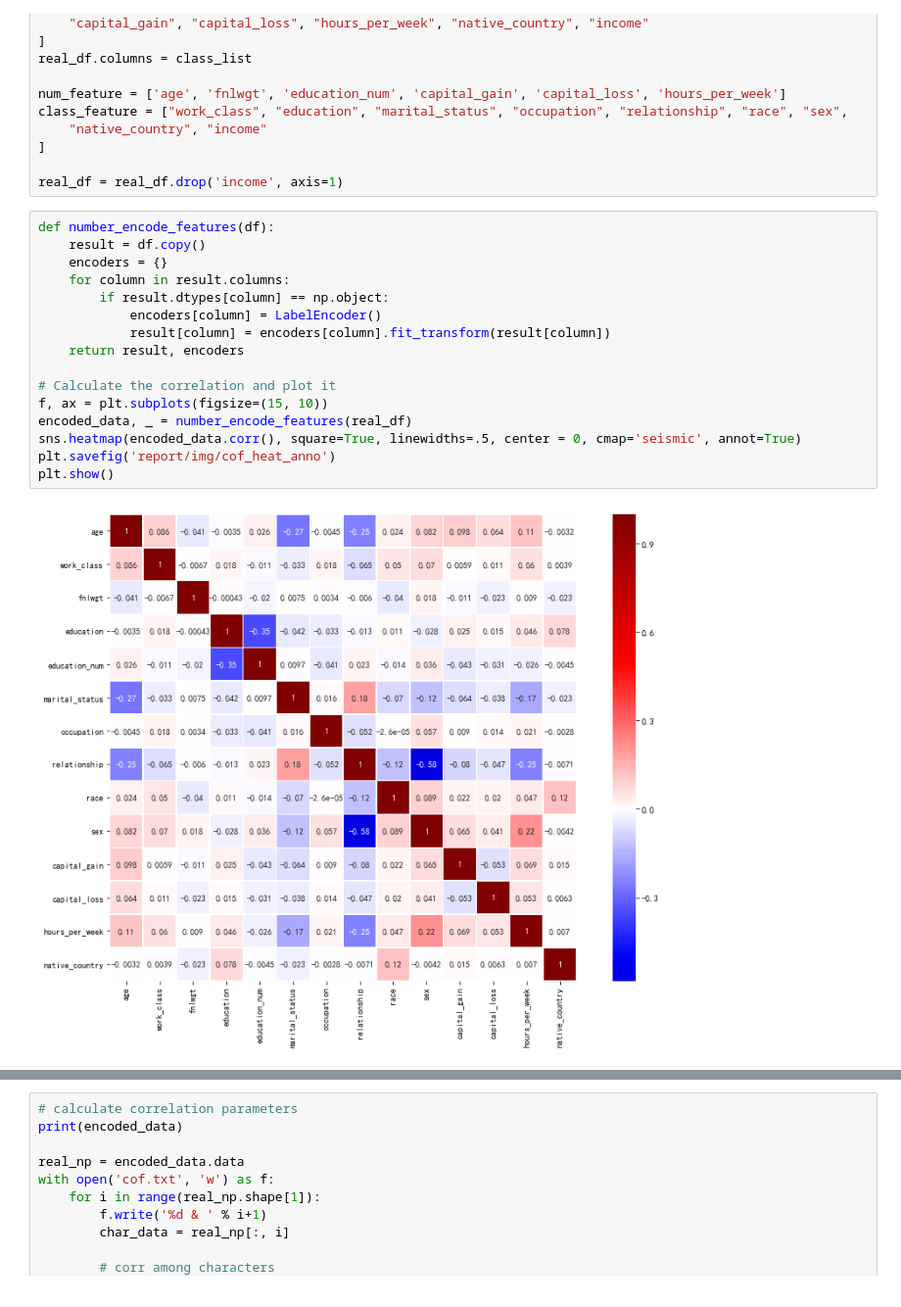
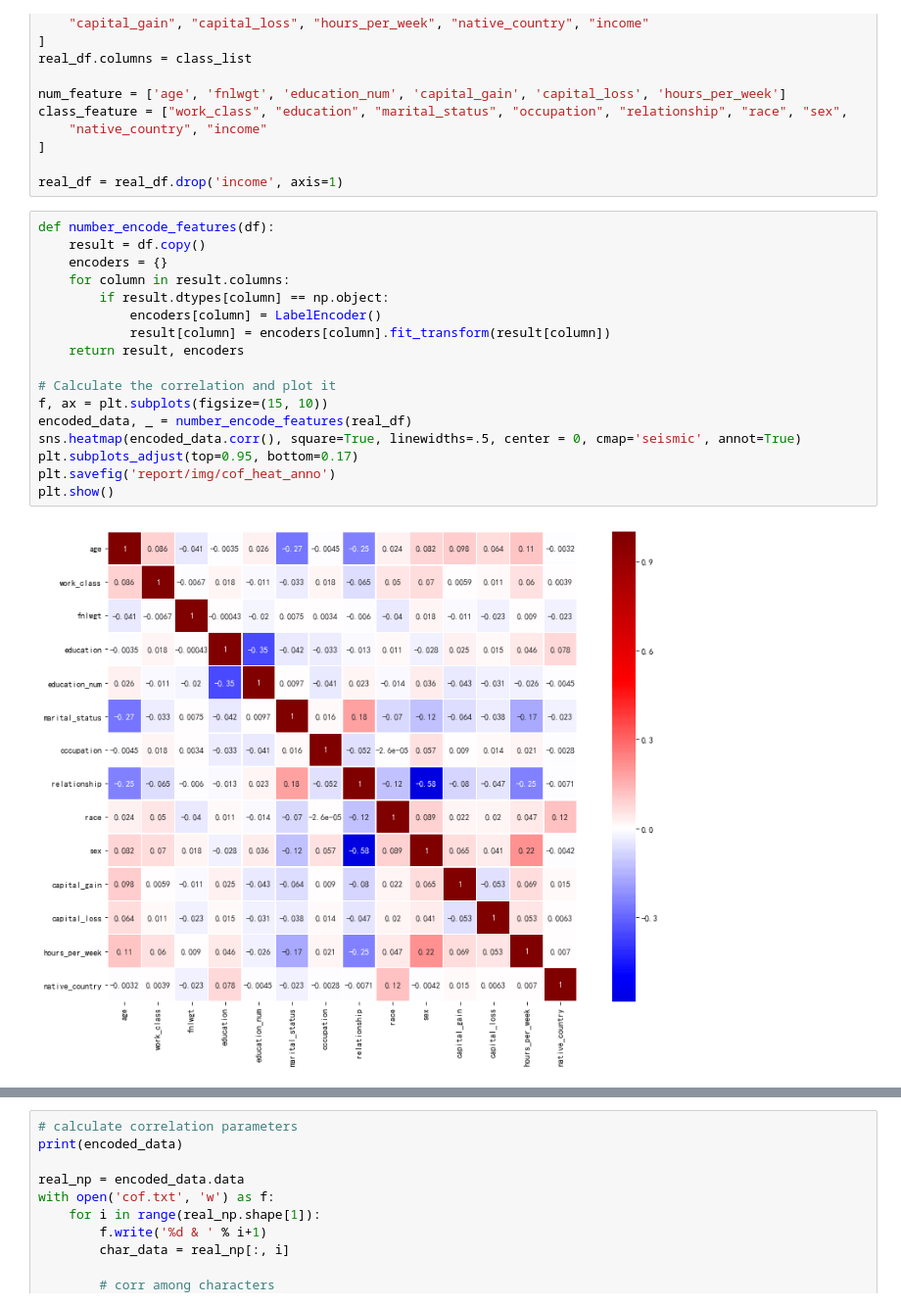
Before and after one commit to shinshiner/CS245-Data-Science, a Jupyter notebook: Adult++/main.ipynb, the cells around one changed output, grey strips where cells are left out. Shown at 98% size. Drawn from its saved outputs; the diff is of its cells as text.

```diff
--- a/Adult++/main.ipynb
+++ b/Adult++/main.ipynb
@@ -428,21 +428,22 @@ real_df = real_df.drop('income', axis=1)
 # %%
 def number_encode_features(df):
     result = df.copy()
     encoders = {}
     for column in result.columns:
         if result.dtypes[column] == np.object:
             encoders[column] = LabelEncoder()
             result[column] = encoders[column].fit_transform(result[column])
     return result, encoders
 
 # Calculate the correlation and plot it
 f, ax = plt.subplots(figsize=(15, 10))
 encoded_data, _ = number_encode_features(real_df)
 sns.heatmap(encoded_data.corr(), square=True, linewidths=.5, center = 0, cmap='seismic', annot=True)
+plt.subplots_adjust(top=0.95, bottom=0.17)
 plt.savefig('report/img/cof_heat_anno')
 plt.show()
 # %% [output]
-[figure, old version]
+[figure, new version]
 # %%
 def number_encode_features(df):
     result = df.copy()
```
Also changed, not shown: parts of 14 cells of this notebook, 13 other files.
